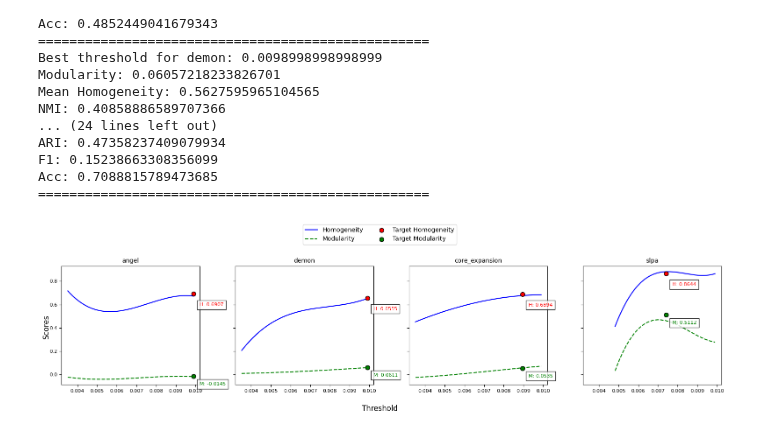
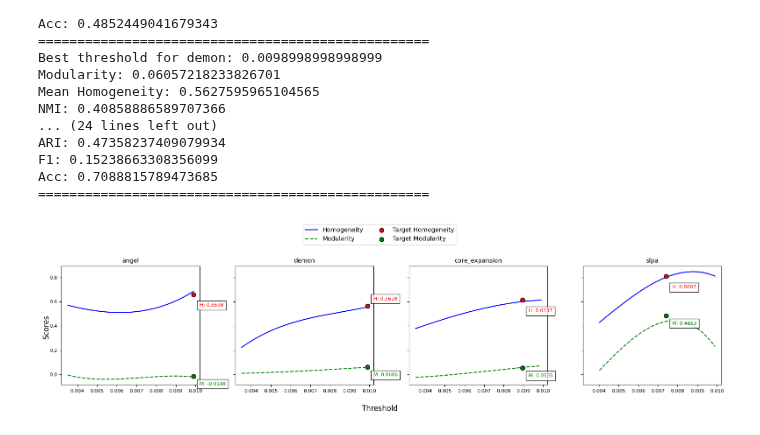
Before and after one commit to kernelism/community-classification-reddit, a Jupyter notebook: notebooks_v2/OCD.ipynb, the cells around one changed output. Saved outputs shown, nothing was run; the diff lists cells and outputs as text; code cells hidden in the pictures.

Commit message:
updated plots

```diff
--- a/notebooks_v2/OCD.ipynb
+++ b/notebooks_v2/OCD.ipynb
@@ -553,13 +553,13 @@ def plot_compact(data, algorithms, target_threshold=[]):
         if idx >= len(axes):
             break
 
-        thresholds = np.array(list(data[algo].keys()))
-        homogeneities = np.array([data[algo][threshold]['mean_homogeneity'] for threshold in thresholds])
-        modularities = np.array([data[algo][threshold]['modularity'].score for threshold in thresholds])
+        thresholds = np.array(list(data[algo].keys()), dtype=float)
+        homogeneities = np.array([data[algo][str(threshold)]['mean_homogeneity'] for threshold in thresholds])
+        modularities = np.array([data[algo][str(threshold)]['modularity'][2] for threshold in thresholds])
 
-        f1 = np.array([data[algo][threshold]['f1'] for threshold in thresholds])
-        nmi = np.array([data[algo][threshold]['nmi'] for threshold in thresholds])
-        ari = np.array([data[algo][threshold]['ari'] for threshold in thresholds])
+        f1 = np.array([data[algo][str(threshold)]['f1'] for threshold in thresholds])
+        nmi = np.array([data[algo][str(threshold)]['nmi'] for threshold in thresholds])
+        ari = np.array([data[algo][str(threshold)]['ari'] for threshold in thresholds])
 
         sorted_indices = np.argsort(thresholds)
         thresholds, homogeneities, modularities = thresholds[sorted_indices], homogeneities[sorted_indices], modularities[sorted_indices]
@@ -585,35 +585,35 @@ def plot_compact(data, algorithms, target_threshold=[]):
             y_min, y_max = axes[idx].get_ylim()
             title_height = y_max - (y_max - y_min) * 0.15  # 15% below the top
 
             homogeneity_offset = 10 if target_homogeneity < title_height else -20
             modularity_offset = -15 if target_modularity < title_height else -30
 
             axes[idx].annotate(f'H: {target_homogeneity:.4f}', (tgt, target_homogeneity),
                                textcoords="offset points", xytext=(10, homogeneity_offset), fontsize=8,
                                ha='left', color='red', bbox=dict(facecolor='white', alpha=0.8))
 
             axes[idx].annotate(f'M: {target_modularity:.4f}', (tgt, target_modularity),
                                textcoords="offset points", xytext=(10, modularity_offset), fontsize=8,
                                ha='left', color='green', bbox=dict(facecolor='white', alpha=0.8))
 
         axes[idx].set_title(algo, fontsize=10)
         axes[idx].tick_params(axis='both', which='major', labelsize=8)
 
     fig.supxlabel("Threshold", fontsize=12)
     fig.supylabel("Scores", fontsize=12)
 
     handles, labels = axes[0].get_legend_handles_labels()
 
     fig.legend(handles, labels, loc='upper center', bbox_to_anchor=(0.5, 1.1), ncol=2, fontsize=10)
 
     plt.tight_layout(rect=[0, 0, 1, 0.93])
     plt.show()
 
 
-plot_compact(ocd_metrics, algos,
+plot_compact(metrics, algos,
              target_threshold=[0.0098998998998999, 0.0098998998998999, 0.008948948948948949, 0.007417417417417417])
 # %% [output]
-[figure, old version]
+[figure, new version]
 # %%
 base_path = "./overlapping_communities"
 sizes = {}
```
Also changed, not shown: 3 other files.
